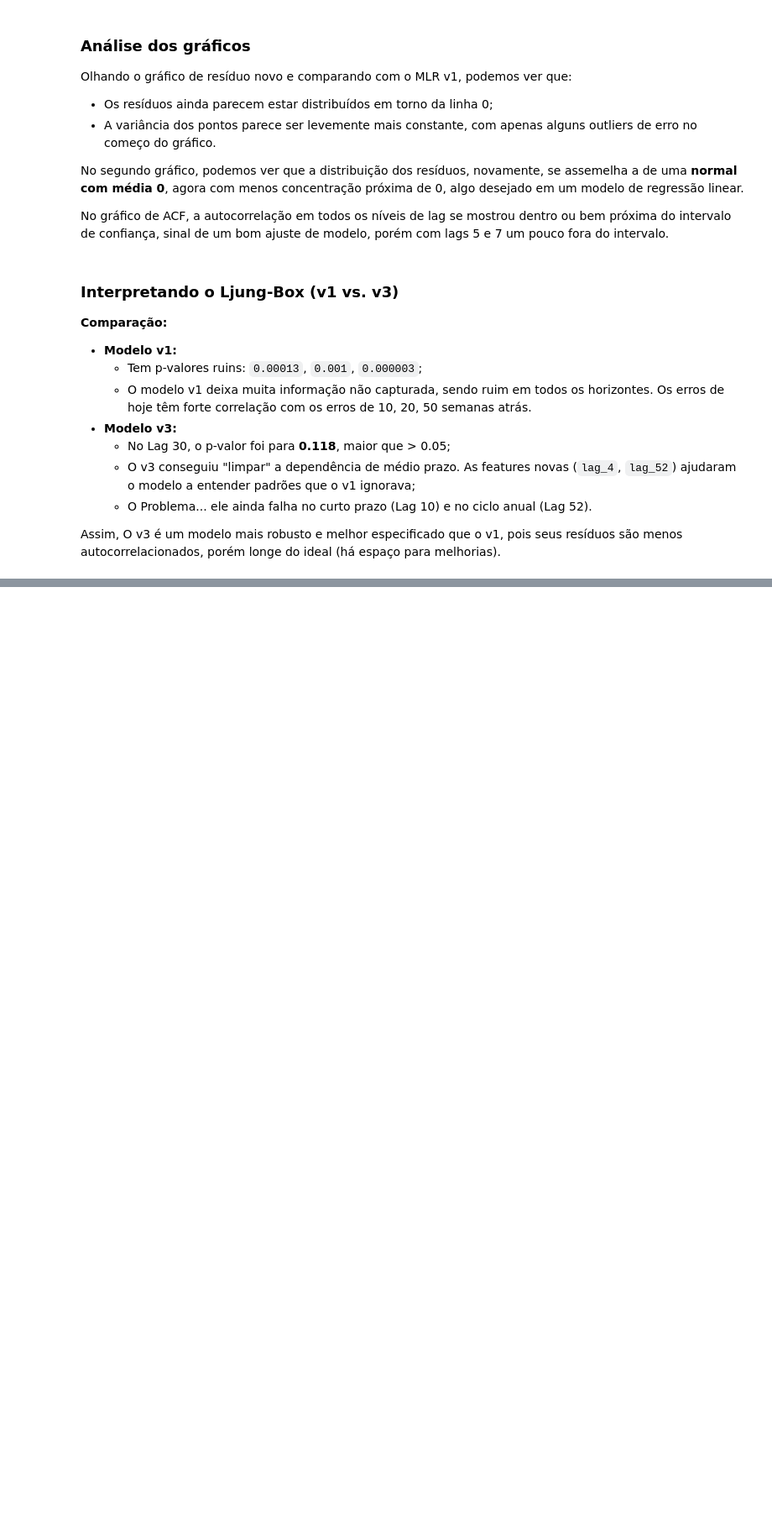
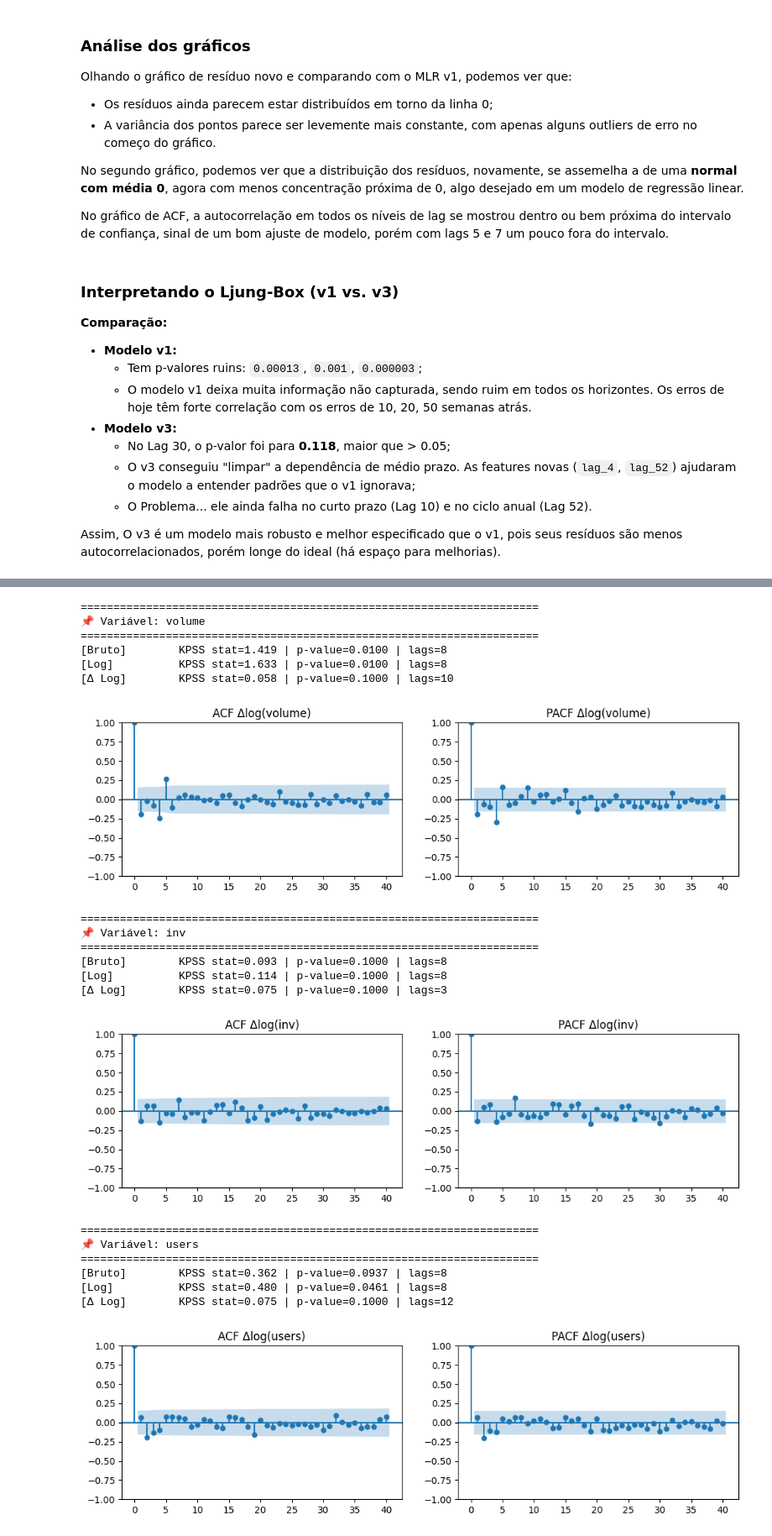
Before and after one commit to Vinasque/series_temporais, a Jupyter notebook: trabalho_a2.ipynb, the cells around one changed output, grey strips where cells are left out. Shown at 84% size. Saved outputs shown, nothing was run; the diff lists cells and outputs as text; code cells hidden in the pictures; blank space fills up the shorter version.

```diff
--- a/trabalho_a2.ipynb
+++ b/trabalho_a2.ipynb
@@ -1117,0 +1134,65 @@ print()
+# %%
+from statsmodels.tsa.stattools import kpss
+from statsmodels.graphics.tsaplots import plot_acf, plot_pacf
+import numpy as np
+import matplotlib.pyplot as plt
+
+def run_kpss_tests(series, name):
+    """
+    Executa KPSS na série bruta, log e diff(log).
+    """
+    print("="*70)
+    print(f"📌 Variável: {name}")
+    print("="*70)
+
+    # Série original
+    s_raw = series.dropna()
+    stat, p, lags, crit = kpss(s_raw, regression='c', nlags='auto')
+    print(f"[Bruto]        KPSS stat={stat:.3f} | p-value={p:.4f} | lags={lags}")
+
+    # Log
+    s_log = np.log(series).dropna()
+    stat, p, lags, crit = kpss(s_log, regression='c', nlags='auto')
+    print(f"[Log]          KPSS stat={stat:.3f} | p-value={p:.4f} | lags={lags}")
+
+    # Diferença do log
+    s_log_diff = np.log(series).diff().dropna()
+    stat, p, lags, crit = kpss(s_log_diff, regression='c', nlags='auto')
+    print(f"[Δ Log]        KPSS stat={stat:.3f} | p-value={p:.4f} | lags={lags}")
+
+    # Plot ACF / PACF apenas da versão estacionária esperada (Δ log)
+    fig, ax = plt.subplots(1, 2, figsize=(12, 3))
+    plot_acf(s_log_diff, ax=ax[0], lags=40)
+    plot_pacf(s_log_diff, ax=ax[1], lags=40)
+    ax[0].set_title(f"ACF Δlog({name})")
+    ax[1].set_title(f"PACF Δlog({name})")
+    plt.show()
+
+
+# ---- Escolha as variáveis do seu dataset -----------------------
+vars_to_test = ["volume", "inv", "users"]   # <- coloque aqui as colunas que quiser analisar
+
+for v in vars_to_test:
+    run_kpss_tests(df_featured[v], v)
+# %% [output]
+======================================================================
+📌 Variável: volume
+======================================================================
+[Bruto]        KPSS stat=1.419 | p-value=0.0100 | lags=8
+[Log]          KPSS stat=1.633 | p-value=0.0100 | lags=8
+[Δ Log]        KPSS stat=0.058 | p-value=0.1000 | lags=10
+[figure, added]
+======================================================================
+📌 Variável: inv
+======================================================================
+[Bruto]        KPSS stat=0.093 | p-value=0.1000 | lags=8
+[Log]          KPSS stat=0.114 | p-value=0.1000 | lags=8
+[Δ Log]        KPSS stat=0.075 | p-value=0.1000 | lags=3
+[figure, added]
+======================================================================
+📌 Variável: users
+======================================================================
+[Bruto]        KPSS stat=0.362 | p-value=0.0937 | lags=8
+[Log]          KPSS stat=0.480 | p-value=0.0461 | lags=8
+[Δ Log]        KPSS stat=0.075 | p-value=0.1000 | lags=12
+[figure, added]
```
Also changed, not shown: parts of 8 cells of this notebook.
